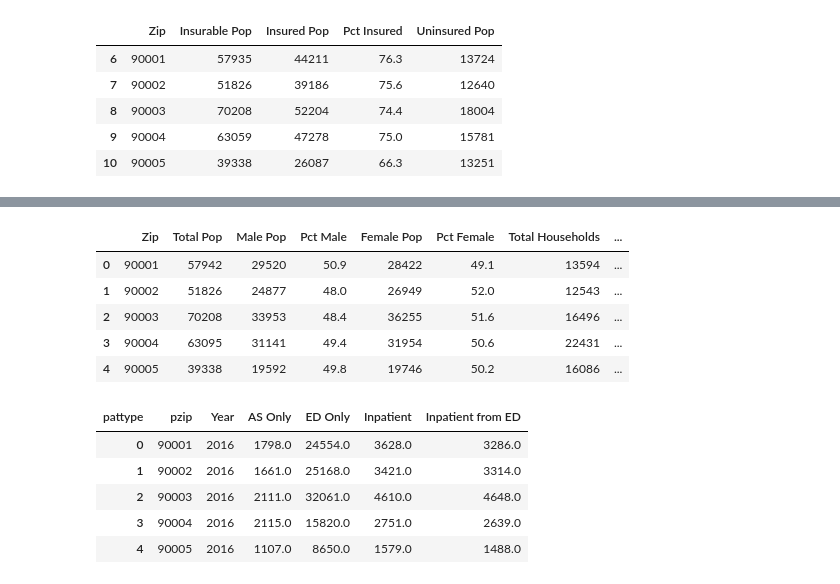
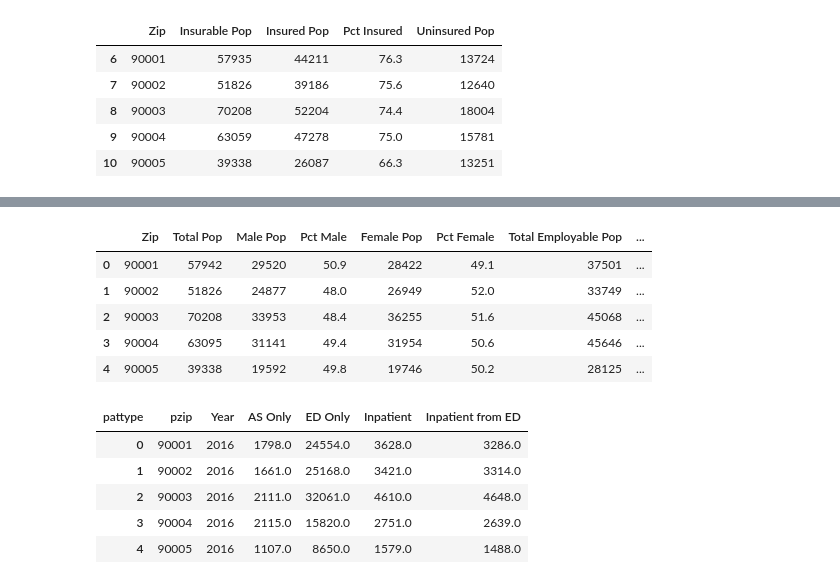
Before and after one commit to velasquezg1/ED_Visits_Cannabis, a Jupyter notebook: ED_Visit_Data_Munging.ipynb, the cells around one changed output, grey strips where cells are left out. Drawn from its saved outputs; the diff is of its cells as text; code cells hidden in the pictures.

```diff
--- a/ED_Visit_Data_Munging.ipynb
+++ b/ED_Visit_Data_Munging.ipynb
@@ -40,3 +40,17 @@ ca_census_demo_df.head()
 | 8 | 90003 | 70208 | 33953 | 48.4 | 36255 | 51.6 |
 | 9 | 90004 | 63095 | 31141 | 49.4 | 31954 | 50.6 |
 | 10 | 90005 | 39338 | 19592 | 49.8 | 19746 | 50.2 |
+# %%
+# Census data for employement status in past 12 months
+ca_census_emp_df = pd.read_csv("Resources/ACS_16_5YR_S2303_with_ann.csv",skiprows=1)
+ca_census_emp_df = ca_census_emp_df.rename(columns={'Id2':'Zip','Total; Estimate; Population 16 to 64 years':'Total Employable Pop',
+                                                    'Total; Estimate; Workers 16 to 64 years who worked full-time, year-round':'Full Time Employed Pop',
+                                                    'Percent Total; Estimate; Workers 16 to 64 years who worked full-time, year-round':'Pct Full Time Employed'})
+ca_census_emp_df = ca_census_emp_df[['Zip','Total Employable Pop','Full Time Employed Pop','Pct Full Time Employed']]
+
+ca_census_emp_df = ca_census_emp_df.replace('-', '0')
+ca_census_emp_df['Pct Full Time Employed'] = ca_census_emp_df['Pct Full Time Employed'].apply(pd.to_numeric)
+
+# drop non-CA zips
+ca_census_emp_df = ca_census_emp_df.drop([0,1,2,3,4,5]) # NV zips
+ca_census_emp_df.dtypes
@@ -93,15 +102,16 @@ ca_census_other_df.head()
 # %%
 # Combine census data sets into one
-ca_census_df1 = ca_census_demo_df.merge(ca_census_income_df, on='Zip', how='inner')
-ca_census_df = ca_census_df1.merge(ca_census_insured_df, on='Zip', how='inner')
+ca_census_df1 = ca_census_demo_df.merge(ca_census_emp_df, on='Zip', how='inner')
+ca_census_df2 = ca_census_df1.merge(ca_census_income_df, on='Zip', how='inner')
+ca_census_df = ca_census_df2.merge(ca_census_insured_df, on='Zip', how='inner')
 ca_census_df.head()
 # %% [output]
-|  | Zip | Total Pop | Male Pop | Pct Male | Female Pop | Pct Female | Total Households | ... |
-| 0 | 90001 | 57942 | 29520 | 50.9 | 28422 | 49.1 | 13594 | ... |
-| 1 | 90002 | 51826 | 24877 | 48.0 | 26949 | 52.0 | 12543 | ... |
-| 2 | 90003 | 70208 | 33953 | 48.4 | 36255 | 51.6 | 16496 | ... |
-| 3 | 90004 | 63095 | 31141 | 49.4 | 31954 | 50.6 | 22431 | ... |
-| 4 | 90005 | 39338 | 19592 | 49.8 | 19746 | 50.2 | 16086 | ... |
+|  | Zip | Total Pop | Male Pop | Pct Male | Female Pop | Pct Female | Total Employable Pop | ... |
+| 0 | 90001 | 57942 | 29520 | 50.9 | 28422 | 49.1 | 37501 | ... |
+| 1 | 90002 | 51826 | 24877 | 48.0 | 26949 | 52.0 | 33749 | ... |
+| 2 | 90003 | 70208 | 33953 | 48.4 | 36255 | 51.6 | 45068 | ... |
+| 3 | 90004 | 63095 | 31141 | 49.4 | 31954 | 50.6 | 45646 | ... |
+| 4 | 90005 | 39338 | 19592 | 49.8 | 19746 | 50.2 | 28125 | ... |
 # %%
 # Read 2016 CA OSHPD Utilization file
 ca_hosp_2016_df = pd.read_csv("Resources/POMS2016.csv")
```
Also changed, not shown: parts of 4 cells of this notebook, 3 other files.
